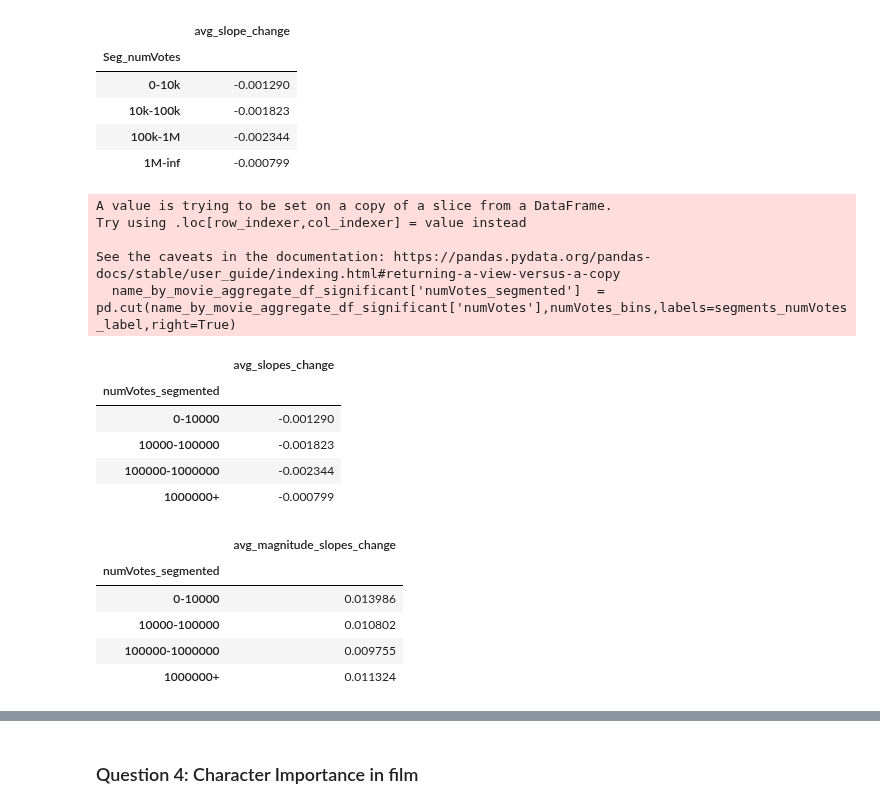
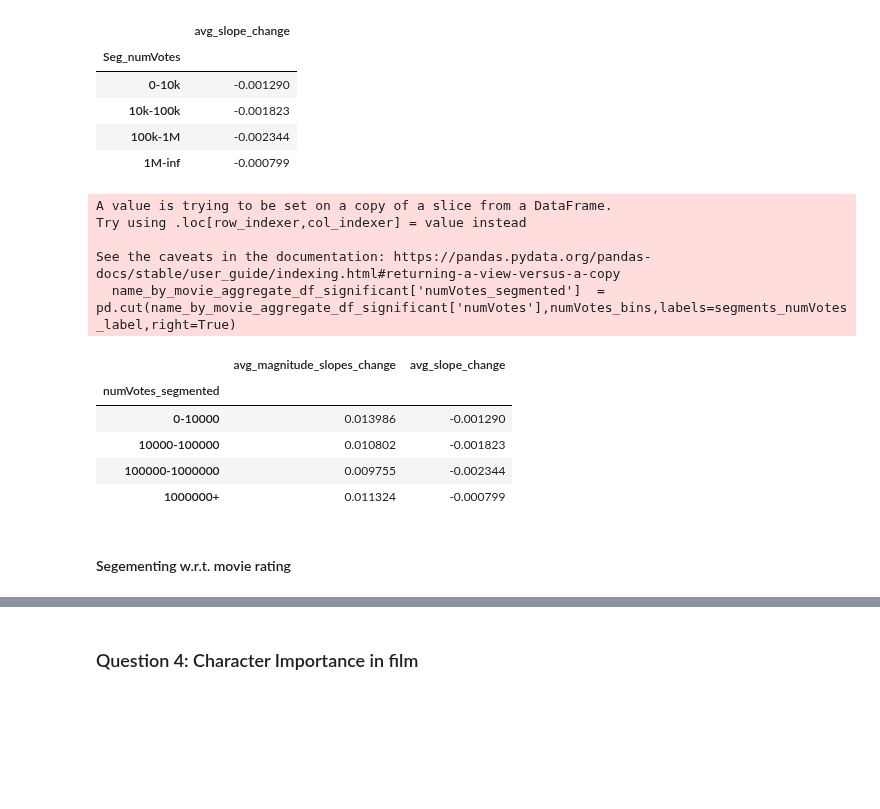
Before and after one commit to epfl-ada/ada-2023-project-abadakor, a Jupyter notebook: parallel_questions.ipynb, the cells around one changed output, grey strips where cells are left out. Saved outputs shown, nothing was run; the diff lists cells and outputs as text; code cells hidden in the pictures; blank space fills up the shorter version.

```diff
--- a/parallel_questions.ipynb
+++ b/parallel_questions.ipynb
@@ -469,40 +475,33 @@ display(results)
 # %%
 name_by_movie_aggregate_df_significant = name_by_movie_aggregate_df[name_by_movie_aggregate_df['p_value'] < 0.1]
 
 #We segment the data frame according to the number of votes
 
 ##Calculate the average cahnge of slopes for the different number of vote segments
 
 numVotes_bins = [0,10000,100000,1000000,np.inf]
 segments_numVotes_label = ['0-10000','10000-100000','100000-1000000','1000000+']
 name_by_movie_aggregate_df_significant['numVotes_segmented']  = pd.cut(name_by_movie_aggregate_df_significant['numVotes'],numVotes_bins,labels=segments_numVotes_label,right=True)
 
-avg_slopes_numVotes = name_by_movie_aggregate_df_significant.groupby('numVotes_segmented')[['slope_change']].mean()
-avg_slopes_numVotes.rename(columns={'slope_change': 'avg_slopes_change'},inplace=True)
-
-display(avg_slopes_numVotes) #Average slope change per segment
-
-avg_magnitude_slopes_change_numVotes = name_by_movie_aggregate_df_significant.groupby('numVotes_segmented')[['slope_change']].apply(lambda x: x.abs().mean())
-avg_magnitude_slopes_change_numVotes.rename(columns={'slope_change': 'avg_magnitude_slopes_change'},inplace=True)
-display(avg_magnitude_slopes_change_numVotes) #Average of the magnitude of the slope change
+avg_magnitude_slopes_change_numVotes = name_by_movie_aggregate_df_significant.groupby('numVotes_segmented').apply(lambda x: pd.Series({
+    'avg_magnitude_slopes_change': x['slope_change'].abs().mean(),
+    'avg_slope_change': x['slope_change'].mean()
+    }))
+display(avg_magnitude_slopes_change_numVotes)
 # %% [output]
 A value is trying to be set on a copy of a slice from a DataFrame.
 Try using .loc[row_indexer,col_indexer] = value instead
 
 See the caveats in the documentation: https://pandas.pydata.org/pandas-docs/stable/user_guide/indexing.html#returning-a-view-versus-a-copy
   name_by_movie_aggregate_df_significant['numVotes_segmented']  = pd.cut(name_by_movie_aggregate_df_significant['numVotes'],numVotes_bins,labels=segments_numVotes_label,right=True)
-|  | avg_slopes_change |
-| numVotes_segmented |  |
-| 0-10000 | -0.001290 |
-| 10000-100000 | -0.001823 |
-| 100000-1000000 | -0.002344 |
-| 1000000+ | -0.000799 |
+|  | avg_magnitude_slopes_change | avg_slope_change |
+| numVotes_segmented |  |  |
+| 0-10000 | 0.013986 | -0.001290 |
+| 10000-100000 | 0.010802 | -0.001823 |
+| 100000-1000000 | 0.009755 | -0.002344 |
+| 1000000+ | 0.011324 | -0.000799 |
-|  | avg_magnitude_slopes_change |
-| numVotes_segmented |  |
-| 0-10000 | 0.013986 |
-| 10000-100000 | 0.010802 |
-| 100000-1000000 | 0.009755 |
-| 1000000+ | 0.011324 |
+# %% [markdown]
+#### Segementing w.r.t. movie rating
 # %%
 #We segment the data frame according to the rating
 #Calculate the average change of slopes for the different rating segements
```
Also changed, not shown: parts of 4 cells of this notebook.
